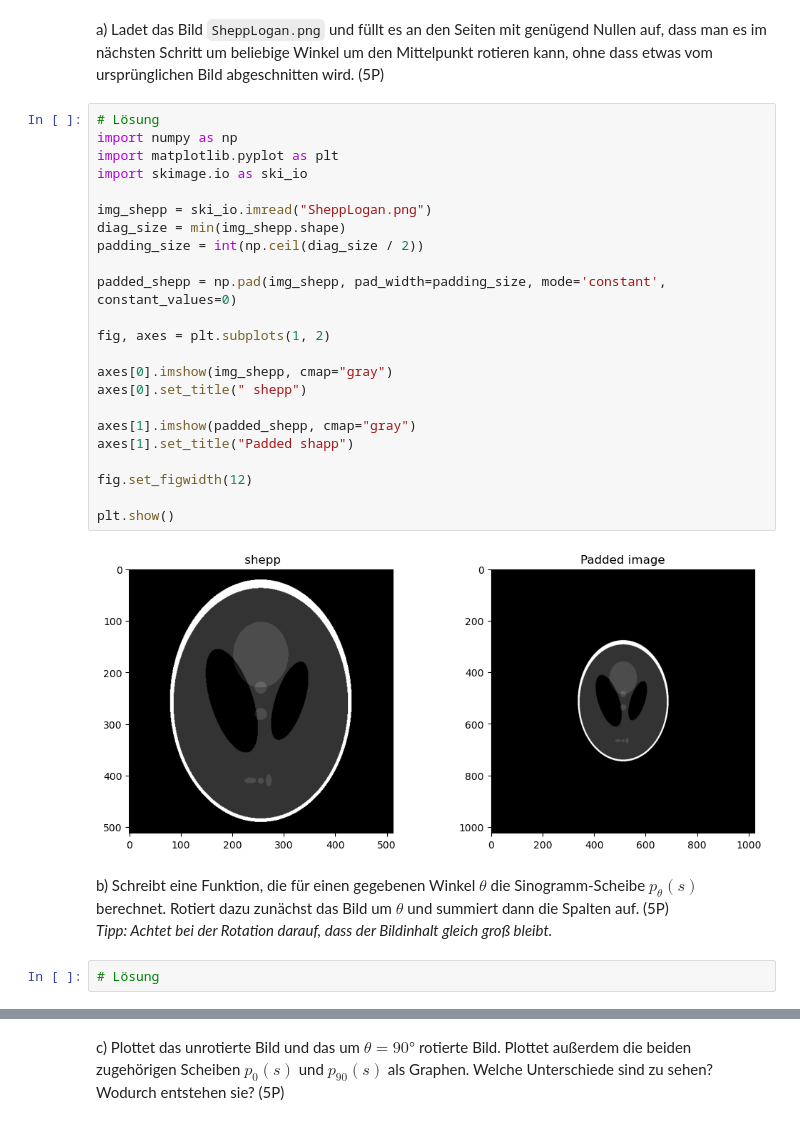
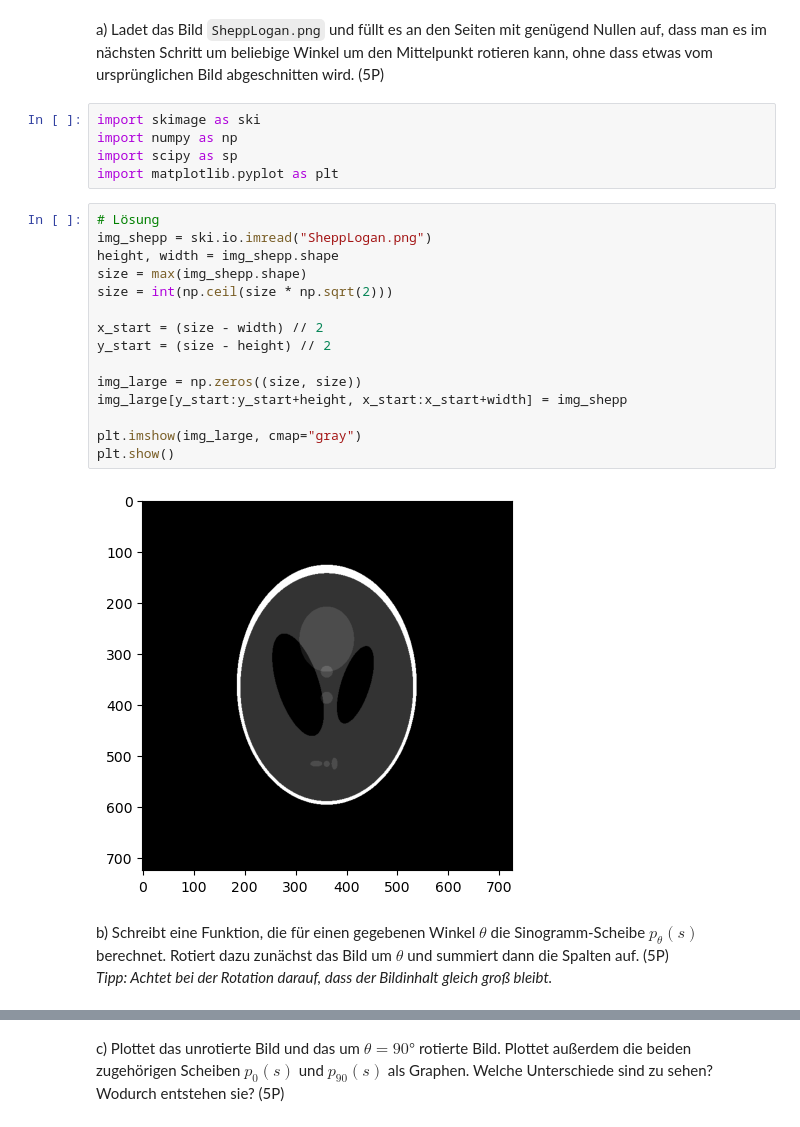
Before and after one commit to TimNogga/MedizinischeBildAnalyseBonn, a Jupyter notebook: mba-04/MBA_04.ipynb, the cells around one changed output, grey strips where cells are left out. Cells and saved outputs as stored; diff of their text form.

````diff
--- a/mba-04/MBA_04.ipynb
+++ b/mba-04/MBA_04.ipynb
@@ -198,33 +198,28 @@ Für Gewebe: $\mu = 1,06 \cdot 0,2048 \approx 0,217 \rightarrow d \approx 3,194$
 In dieser Aufgabe werdet ihr die Radon-Transformation auf ein Bild anwenden. Auf dem nächsten Blatt wird es darum gehen, das Bild aus dieser wieder zu rekonstruieren. Nutzt für diese Aufgabe gern Bibliotheksfunktionen, z.B. aus scikit-image.
 # %% [markdown]
 a) Ladet das Bild ```SheppLogan.png``` und füllt es an den Seiten mit genügend Nullen auf, dass man es im nächsten Schritt um beliebige Winkel um den Mittelpunkt rotieren kann, ohne dass etwas vom ursprünglichen Bild abgeschnitten wird. (5P)
-# %%
-# Lösung
-import numpy as np
-import matplotlib.pyplot as plt
-import skimage.io as ski_io
-
-img_shepp = ski_io.imread("SheppLogan.png")
-diag_size = min(img_shepp.shape)
-padding_size = int(np.ceil(diag_size / 2))
-
-padded_shepp = np.pad(img_shepp, pad_width=padding_size, mode='constant', constant_values=0)
-
-fig, axes = plt.subplots(1, 2)
-
-axes[0].imshow(img_shepp, cmap="gray")
-axes[0].set_title(" shepp")
-
-axes[1].imshow(padded_shepp, cmap="gray")
-axes[1].set_title("Padded shapp")
-
-fig.set_figwidth(12)
-
-plt.show()
-# %% [output]
-[figure, removed]
+# %%
+import skimage as ski
+import numpy as np
+import scipy as sp
+import matplotlib.pyplot as plt
+# %%
+# Lösung
+img_shepp = ski.io.imread("SheppLogan.png")
+height, width = img_shepp.shape
+size = max(img_shepp.shape)
+size = int(np.ceil(size * np.sqrt(2)))
+
+x_start = (size - width) // 2
+y_start = (size - height) // 2
+
+img_large = np.zeros((size, size))
+img_large[y_start:y_start+height, x_start:x_start+width] = img_shepp
+
+plt.imshow(img_large, cmap="gray")
+plt.show()
+# %% [output]
+[figure, added]
 # %% [markdown]
 b) Schreibt eine Funktion, die für einen gegebenen Winkel $\theta$ die Sinogramm-Scheibe $p_\theta(s)$ berechnet. Rotiert dazu zunächst das Bild um $\theta$ und summiert dann die Spalten auf. (5P)
 _Tipp: Achtet bei der Rotation darauf, dass der Bildinhalt gleich groß bleibt._
-# %%
-# Lösung
````
Also changed, not shown: parts of 1 cell of this notebook.
